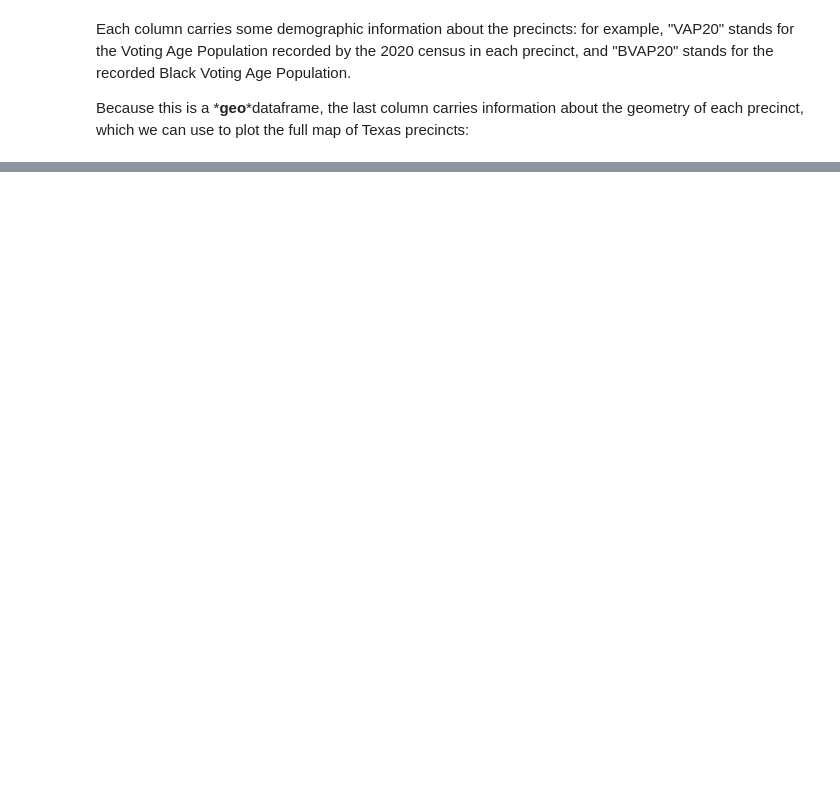
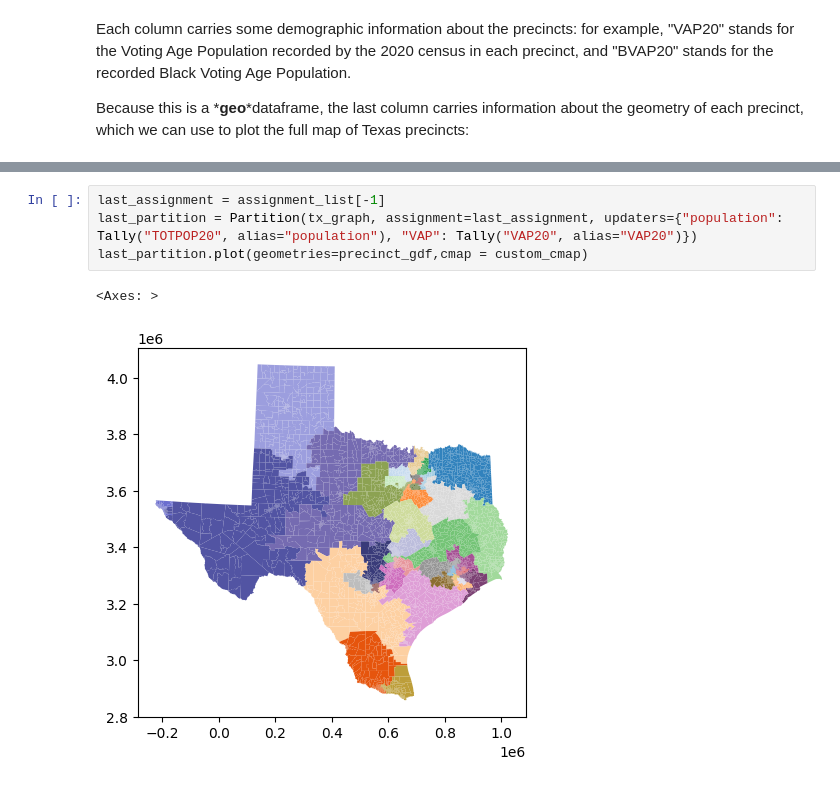
Before and after one commit to EdouardHeitzmann/texas_gerrychain_demo, a Jupyter notebook: texas_gerrychain_demo.ipynb, the cells around one changed output, grey strips where cells are left out. Cells and saved outputs as stored; diff of their text form; blank space fills up the shorter version.

```diff
--- a/texas_gerrychain_demo.ipynb
+++ b/texas_gerrychain_demo.ipynb
@@ -75 +97,8 @@ ValueError: The given initial_state is not valid according is_valid. The failed
+# %%
+last_assignment = assignment_list[-1]
+last_partition = Partition(tx_graph, assignment=last_assignment, updaters={"population": Tally("TOTPOP20", alias="population"), "VAP": Tally("VAP20", alias="VAP20")})
+last_partition.plot(geometries=precinct_gdf,cmap = custom_cmap)
+# %% [output]
+<Axes: >
+[figure, added]
 # %%
```
Also changed, not shown: parts of 14 cells of this notebook.
